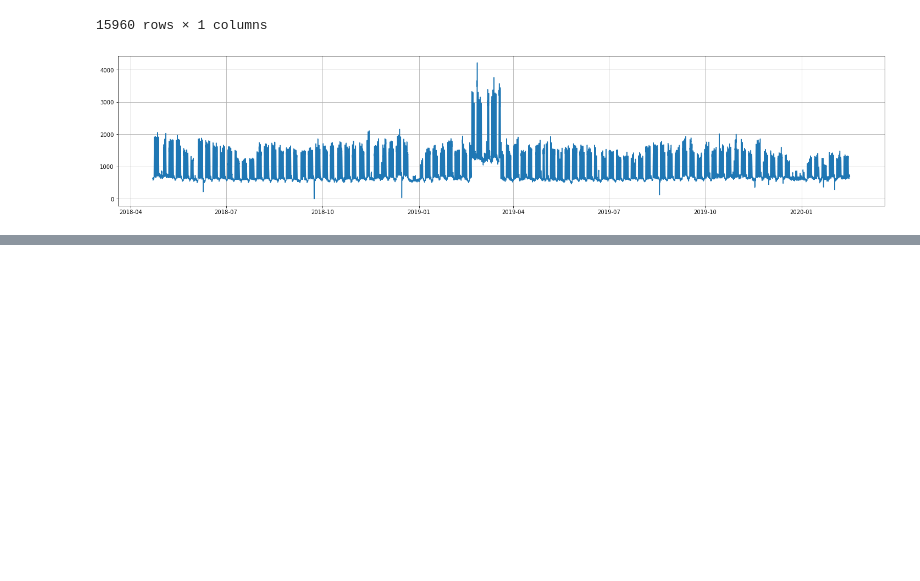
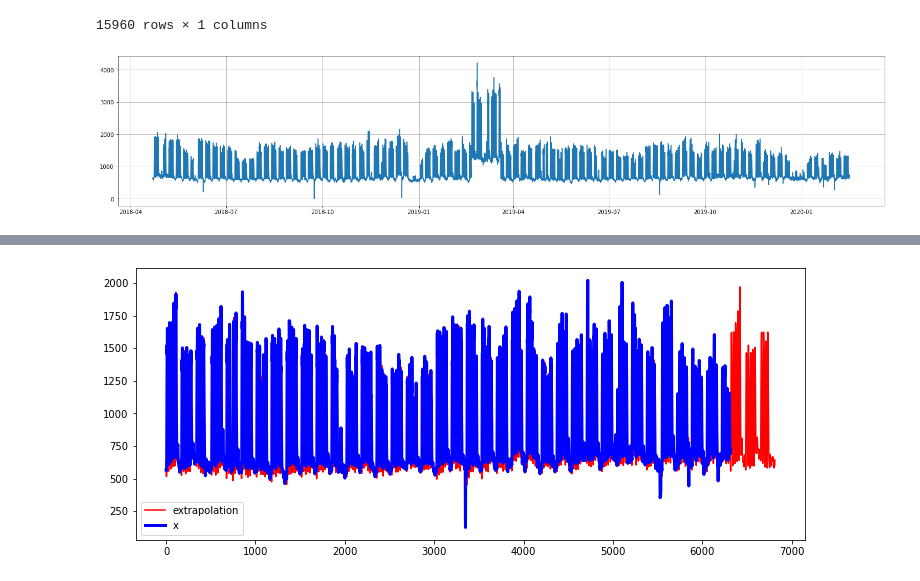
Before and after one commit to leogargitter/cice_analise_de_series_temporais, a Jupyter notebook: previsao_fft/previsao_fft.ipynb, the cells around one changed output, grey strips where cells are left out. Cells and saved outputs as stored; diff of their text form; code cells hidden in the pictures; blank space fills up the shorter version.

```diff
--- a/previsao_fft/previsao_fft.ipynb
+++ b/previsao_fft/previsao_fft.ipynb
@@ -29,0 +114,11 @@ plt.grid()
+# %%
+x =dataset2['Ativa'].to_numpy()
+n_predict = 500
+extrapolation = fourierExtrapolation(x, n_predict)
+pl.figure(figsize=(12,5))
+pl.plot(np.arange(0, extrapolation.size), extrapolation, 'r', label = 'extrapolation')
+pl.plot(np.arange(0, x.size), x, 'b', label = 'x', linewidth = 3)
+pl.legend()
+pl.show()
+# %% [output]
+[figure, added]
```
Also changed, not shown: parts of 7 cells of this notebook.
